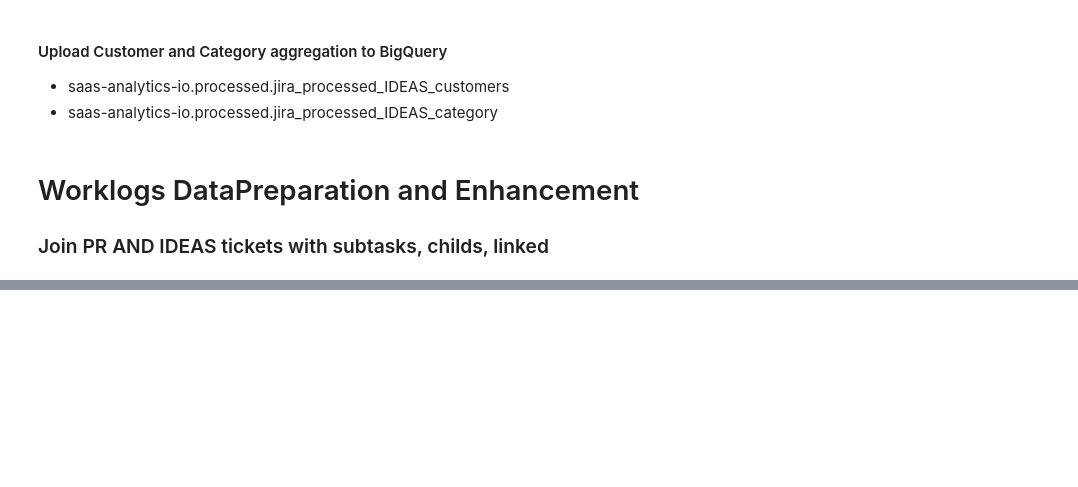
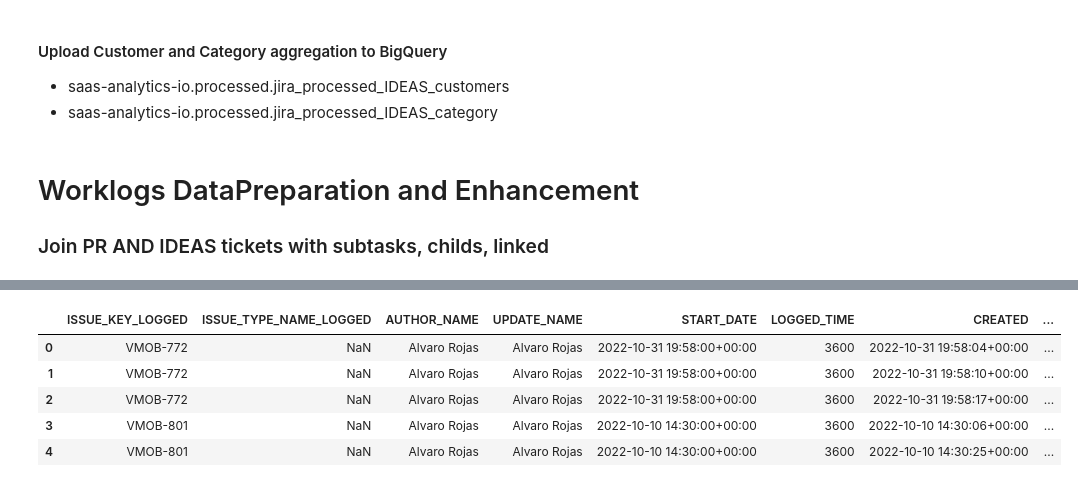
Before and after one commit to carlos-diazromero-mojix-com/FinOps, a Jupyter notebook: Jira Issues Python3.ipynb, the cells around one changed output, grey strips where cells are left out. Cells and saved outputs as stored; diff of their text form; code cells hidden in the pictures; blank space fills up the shorter version.

```diff
--- a/Jira Issues Python3.ipynb
+++ b/Jira Issues Python3.ipynb
@@ -1245,0 +1317,35 @@ See the caveats in the documentation: https://pandas.pydata.org/pandas-docs/stab
+# %%
+#Enrichment with Resource and area
+
+url_1 = 'https://docs.google.com/spreadsheets/d/1P7E-y7eA9-pEIevrBUDztreDWjlI4D4QyyO6eo8AKDk/edit#gid=0'
+url = url_1.replace('/edit#gid=', '/export?format=csv&gid=')
+df_resource_areas = pd.read_csv(url, dtype=str)
+
+df_worklog_enh_4 = pd.merge(df_worklog_enh_4,df_resource_areas, left_on = 'UPDATE_NAME', right_on = 'NAME',how = 'left')
+
+df_worklog_enh_4.rename(columns={'NAME_ID':'UPDATE_NAME_ID','AREA_ID':'UPDATE_NAME_AREA_ID',
+                                 'AREA':'UPDATE_NAME_AREA','TRACKING_PHASE':'UPDATE_NAME_TRACK_PHASE',
+                                'DEPARTMENT':'UPDATE_NAME_DEPARTMENT'}, inplace=True)
+df_worklog_enh_4.drop('NAME', axis=1, inplace=True)
+# %%
+df_worklog_enh_4.fillna({'UPDATE_NAME':'UNK'
+                         ,'UPDATE_NAME_ID':'UNK'
+                         ,'UPDATE_NAME_AREA':'UNK'
+                         ,'UPDATE_NAME_AREA_ID':'UNK'
+                         ,'SUB_SPRINT_NAME':'UNK'}
+                        ,inplace=True)
+# %%
+df_worklog_enh_4.loc[(df_worklog_enh_4['ISSUE_KEY'].isnull())&
+                     (df_worklog_enh_4['ISSUE_TYPE_NAME_LOGGED'].isin(['Bug','Sub-bug'])),'WORKLOG_TYPE'] = 'Fixing'
+df_worklog_enh_4.loc[(df_worklog_enh_4['ISSUE_KEY'].isnull())&
+                     (~(df_worklog_enh_4['ISSUE_TYPE_NAME_LOGGED'].isin(['Bug','Sub-bug']))),'WORKLOG_TYPE'] = 'Other'
+df_worklog_enh_4.loc[(df_worklog_enh_4['ISSUE_KEY'].notnull()),'WORKLOG_TYPE'] = 'Developing'
+# %%
+df_worklog_enh_4.head()
+# %% [output]
+|  | ISSUE_KEY_LOGGED | ISSUE_TYPE_NAME_LOGGED | AUTHOR_NAME | UPDATE_NAME | START_DATE | LOGGED_TIME | CREATED | ... |
+| 0 | VMOB-772 | NaN | Alvaro Rojas | Alvaro Rojas | 2022-10-31 19:58:00+00:00 | 3600 | 2022-10-31 19:58:04+00:00 | ... |
+| 1 | VMOB-772 | NaN | Alvaro Rojas | Alvaro Rojas | 2022-10-31 19:58:00+00:00 | 3600 | 2022-10-31 19:58:10+00:00 | ... |
+| 2 | VMOB-772 | NaN | Alvaro Rojas | Alvaro Rojas | 2022-10-31 19:58:00+00:00 | 3600 | 2022-10-31 19:58:17+00:00 | ... |
+| 3 | VMOB-801 | NaN | Alvaro Rojas | Alvaro Rojas | 2022-10-10 14:30:00+00:00 | 3600 | 2022-10-10 14:30:06+00:00 | ... |
+| 4 | VMOB-801 | NaN | Alvaro Rojas | Alvaro Rojas | 2022-10-10 14:30:00+00:00 | 3600 | 2022-10-10 14:30:25+00:00 | ... |
```
Also changed, not shown: parts of 36 cells of this notebook, 2 other files.
